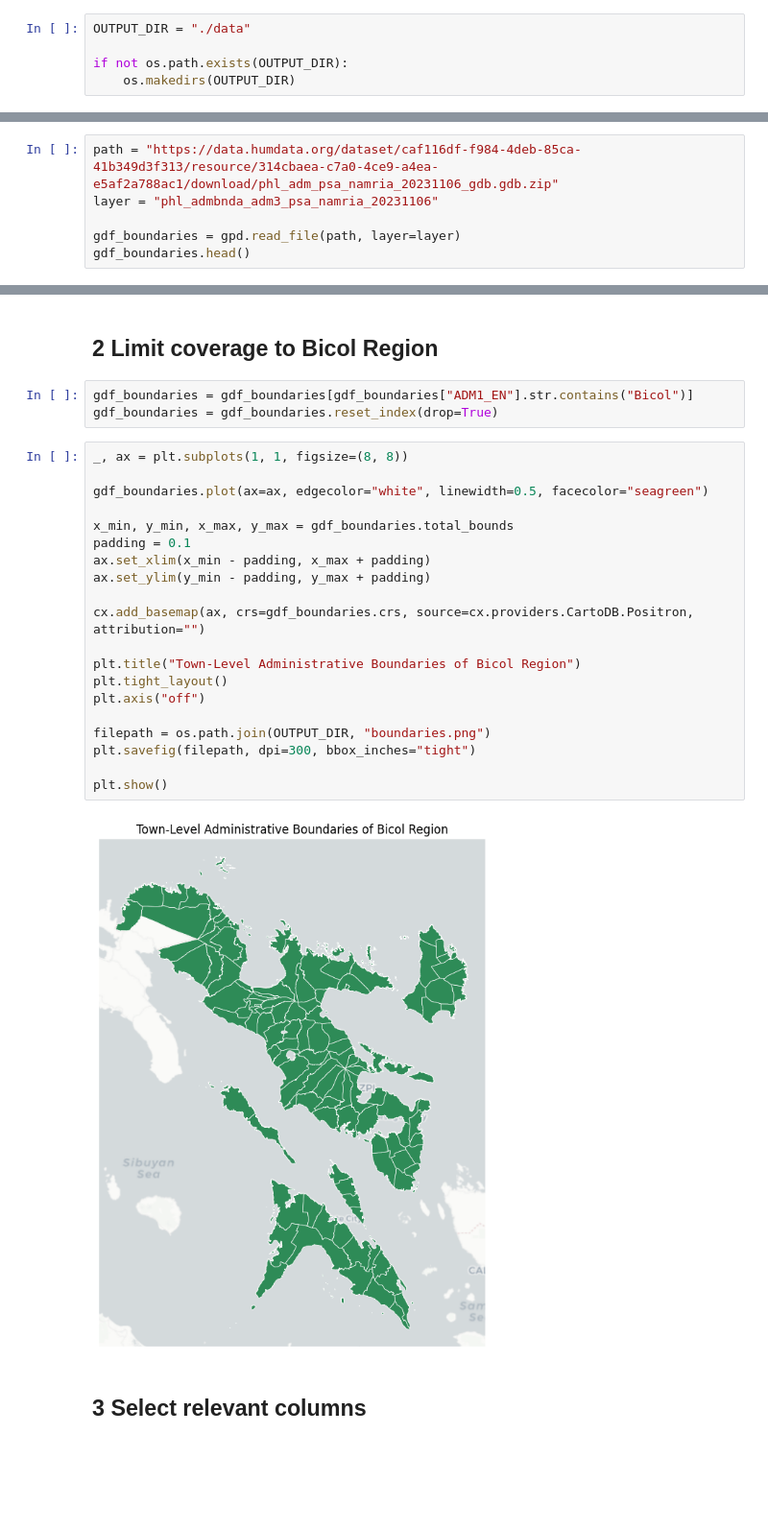
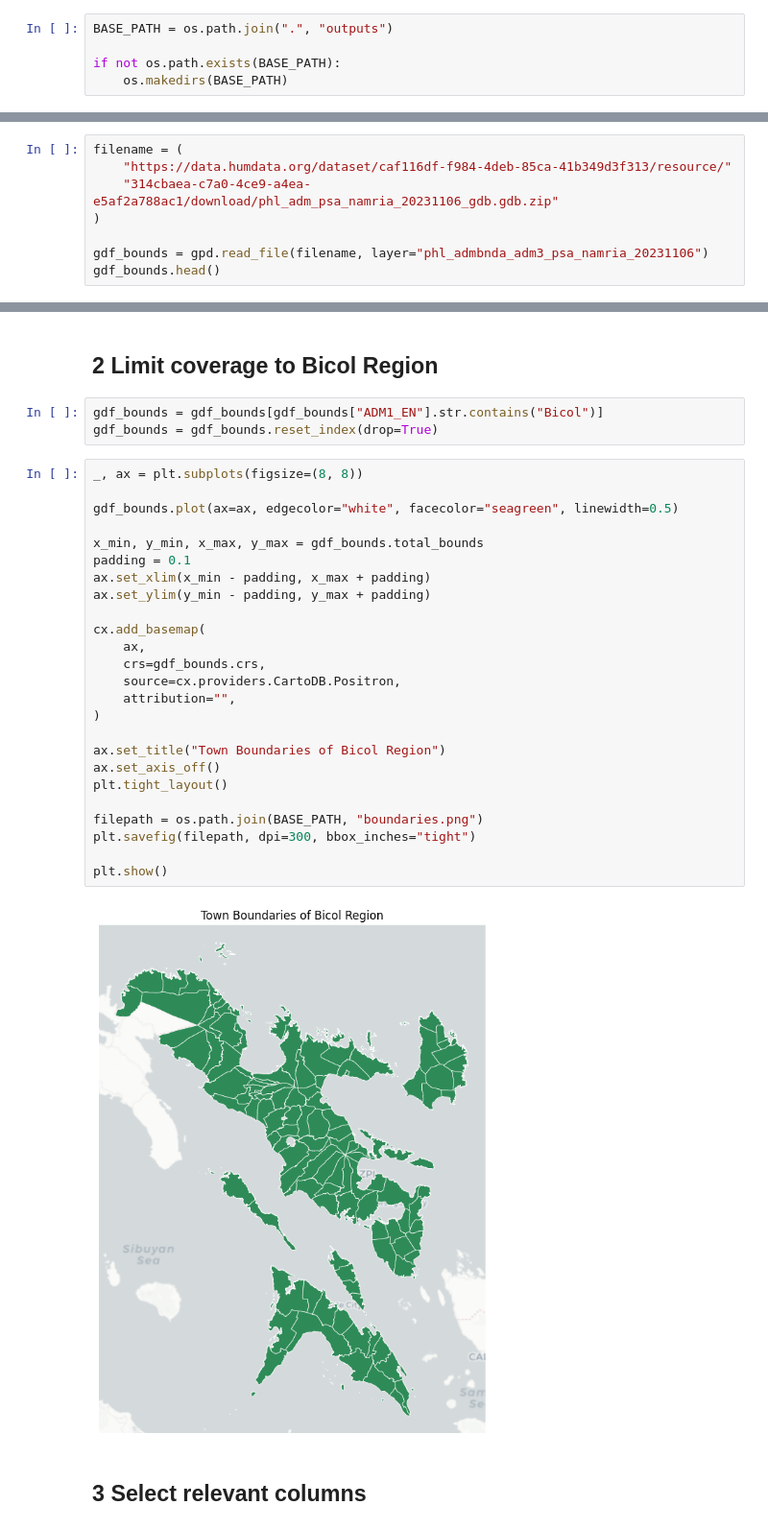
Before and after one commit to rixmape/transport-network-analysis, a Jupyter notebook: 01-boundaries.ipynb, the cells around one changed output, grey strips where cells are left out. Shown at 96% size. Cells and saved outputs as stored; diff of their text form; blank space fills up the shorter version.

```diff
--- a/01-boundaries.ipynb
+++ b/01-boundaries.ipynb
@@ -11,6 +12,6 @@ import matplotlib.pyplot as plt
 # %%
-OUTPUT_DIR = "./data"
+BASE_PATH = os.path.join(".", "outputs")
 
-if not os.path.exists(OUTPUT_DIR):
-    os.makedirs(OUTPUT_DIR)
+if not os.path.exists(BASE_PATH):
+    os.makedirs(BASE_PATH)
 # %% [markdown]
@@ -20,9 +19,11 @@ The dataset is available on [Humanitarian Data Exchange (HDX)](https://data.humd
 # %%
-path = "https://data.humdata.org/dataset/caf116df-f984-4deb-85ca-41b349d3f313/resource/314cbaea-c7a0-4ce9-a4ea-e5af2a788ac1/download/phl_adm_psa_namria_20231106_gdb.gdb.zip"
-layer = "phl_admbnda_adm3_psa_namria_20231106"
+filename = (
+    "https://data.humdata.org/dataset/caf116df-f984-4deb-85ca-41b349d3f313/resource/"
+    "314cbaea-c7a0-4ce9-a4ea-e5af2a788ac1/download/phl_adm_psa_namria_20231106_gdb.gdb.zip"
+)
 
-gdf_boundaries = gpd.read_file(path, layer=layer)
-gdf_boundaries.head()
+gdf_bounds = gpd.read_file(filename, layer="phl_admbnda_adm3_psa_namria_20231106")
+gdf_bounds.head()
 # %% [output]
 |  | ADM3_EN | ADM3_PCODE | ADM2_EN | ADM2_PCODE | ADM1_EN | ADM1_PCODE | ADM0_EN | ADM0_PCODE | date | validOn | ... |
 | 0 | Adams | PH0102801 | Ilocos Norte | PH01028 | Region I (Ilocos Region) | PH01 | Philippines (the) | PH | 2022-11-09 00:00:00+00:00 | 2023-11-06 00:00:00+00:00 | ... |
@@ -33,30 +34,35 @@ gdf_boundaries.head()
 # %% [markdown]
 ## 2 Limit coverage to Bicol Region
 # %%
-gdf_boundaries = gdf_boundaries[gdf_boundaries["ADM1_EN"].str.contains("Bicol")]
-gdf_boundaries = gdf_boundaries.reset_index(drop=True)
+gdf_bounds = gdf_bounds[gdf_bounds["ADM1_EN"].str.contains("Bicol")]
+gdf_bounds = gdf_bounds.reset_index(drop=True)
 # %%
-_, ax = plt.subplots(1, 1, figsize=(8, 8))
+_, ax = plt.subplots(figsize=(8, 8))
 
-gdf_boundaries.plot(ax=ax, edgecolor="white", linewidth=0.5, facecolor="seagreen")
+gdf_bounds.plot(ax=ax, edgecolor="white", facecolor="seagreen", linewidth=0.5)
 
-x_min, y_min, x_max, y_max = gdf_boundaries.total_bounds
+x_min, y_min, x_max, y_max = gdf_bounds.total_bounds
 padding = 0.1
 ax.set_xlim(x_min - padding, x_max + padding)
 ax.set_ylim(y_min - padding, y_max + padding)
 
-cx.add_basemap(ax, crs=gdf_boundaries.crs, source=cx.providers.CartoDB.Positron, attribution="")
+cx.add_basemap(
+    ax,
+    crs=gdf_bounds.crs,
+    source=cx.providers.CartoDB.Positron,
+    attribution="",
+)
 
-plt.title("Town-Level Administrative Boundaries of Bicol Region")
+ax.set_title("Town Boundaries of Bicol Region")
+ax.set_axis_off()
 plt.tight_layout()
-plt.axis("off")
 
-filepath = os.path.join(OUTPUT_DIR, "boundaries.png")
+filepath = os.path.join(BASE_PATH, "boundaries.png")
 plt.savefig(filepath, dpi=300, bbox_inches="tight")
 
 plt.show()
 # %% [output]
-[figure, old version]
+[figure, new version]
 # %% [markdown]
 ## 3 Select relevant columns
 # %%
```
Also changed, not shown: parts of 8 cells of this notebook, 3 other files.
